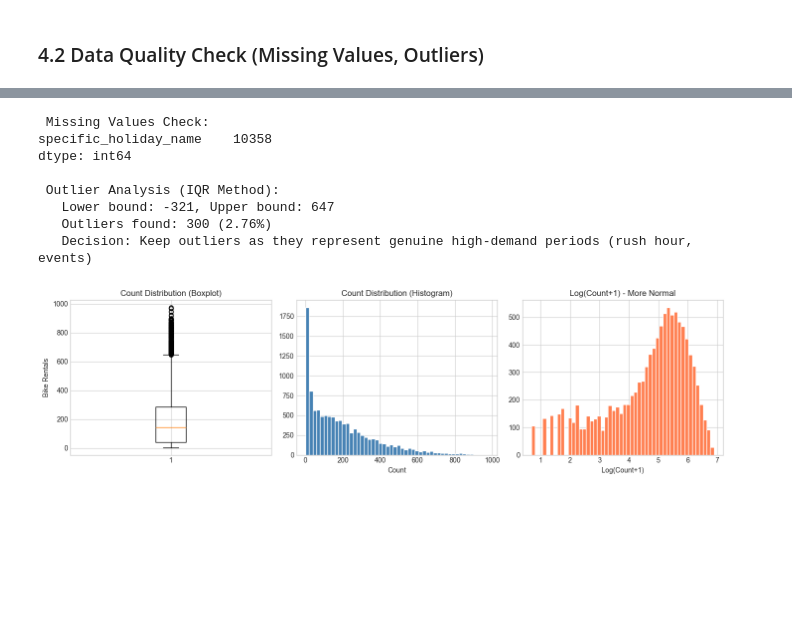
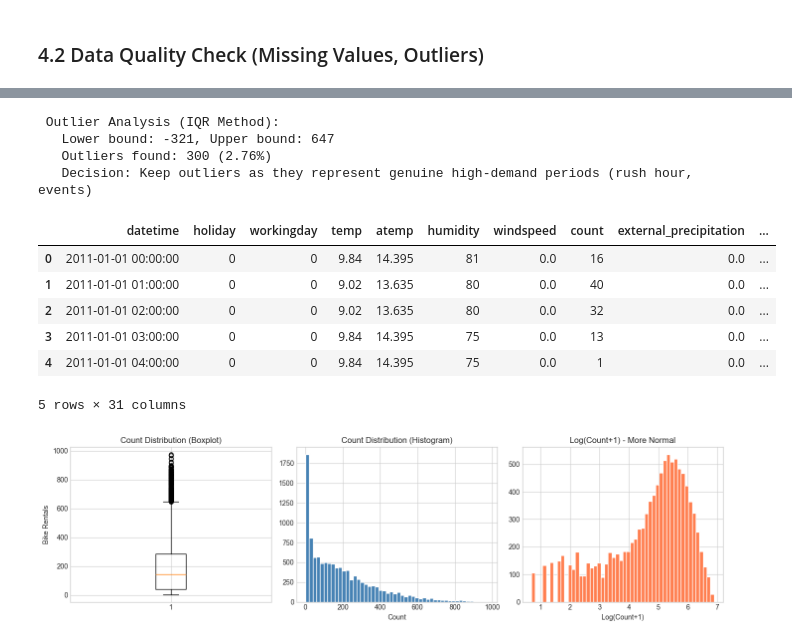
Before and after one commit to Chin-Wee/Bike-Sharing-Demand-Kaggle, a Jupyter notebook: Report.ipynb, the cells around one changed output, grey strips where cells are left out. Saved outputs shown, nothing was run; the diff lists cells and outputs as text; code cells hidden in the pictures; blank space fills up the shorter version.

```diff
--- a/Report.ipynb
+++ b/Report.ipynb
@@ -159,9 +185,5 @@ dtype: object
 # %%
-# DATA CLEANING: Missing Values
-print(" Missing Values Check:")
-missing = train.isnull().sum()
-print(missing[missing > 0] if missing.sum() > 0 else " No missing values found!")
-# DATA CLEANING: Outlier Detection
+#DATA CLEANING: Outlier Detection
 Q1 = train['count'].quantile(0.25)
 Q3 = train['count'].quantile(0.75)
 IQR = Q3 - Q1
@@ -173,14 +195,23 @@ print(f"   Lower bound: {lower_bound:.0f}, Upper bound: {upper_bound:.0f}")
 print(f"   Outliers found: {len(outliers)} ({len(outliers)/len(train)*100:.2f}%)")
 print("   Decision: Keep outliers as they represent genuine high-demand periods (rush hour, events)")
 # %% [output]
- Missing Values Check:
-specific_holiday_name    10358
-dtype: int64
-
  Outlier Analysis (IQR Method):
    Lower bound: -321, Upper bound: 647
    Outliers found: 300 (2.76%)
    Decision: Keep outliers as they represent genuine high-demand periods (rush hour, events)
+# %%
+# DATA CLEANING: One-Hot Encoding
+train_augmented = pd.get_dummies(train_augmented, columns=['weather', 'season', 'dayofweek'], prefix=['weather', 'season', 'dayofweek'], dtype=int, drop_first=True)
+test_augmented = pd.get_dummies(test_augmented, columns=['weather', 'season', 'dayofweek'], prefix=['weather', 'season', 'dayofweek'], dtype=int, drop_first=True)
+train_augmented.head()
+# %% [output]
+|  | datetime | holiday | workingday | temp | atemp | humidity | windspeed | count | external_precipitation | ... |
+| 0 | 2011-01-01 00:00:00 | 0 | 0 | 9.84 | 14.395 | 81 | 0.0 | 16 | 0.0 | ... |
+| 1 | 2011-01-01 01:00:00 | 0 | 0 | 9.02 | 13.635 | 80 | 0.0 | 40 | 0.0 | ... |
+| 2 | 2011-01-01 02:00:00 | 0 | 0 | 9.02 | 13.635 | 80 | 0.0 | 32 | 0.0 | ... |
+| 3 | 2011-01-01 03:00:00 | 0 | 0 | 9.84 | 14.395 | 75 | 0.0 | 13 | 0.0 | ... |
+| 4 | 2011-01-01 04:00:00 | 0 | 0 | 9.84 | 14.395 | 75 | 0.0 | 1 | 0.0 | ... |
+5 rows × 31 columns
 # %%
 # Visualize outliers with boxplot
 fig, axes = plt.subplots(1, 3, figsize=(14, 4))
```
Also changed, not shown: parts of 17 cells of this notebook, 2 other files.
